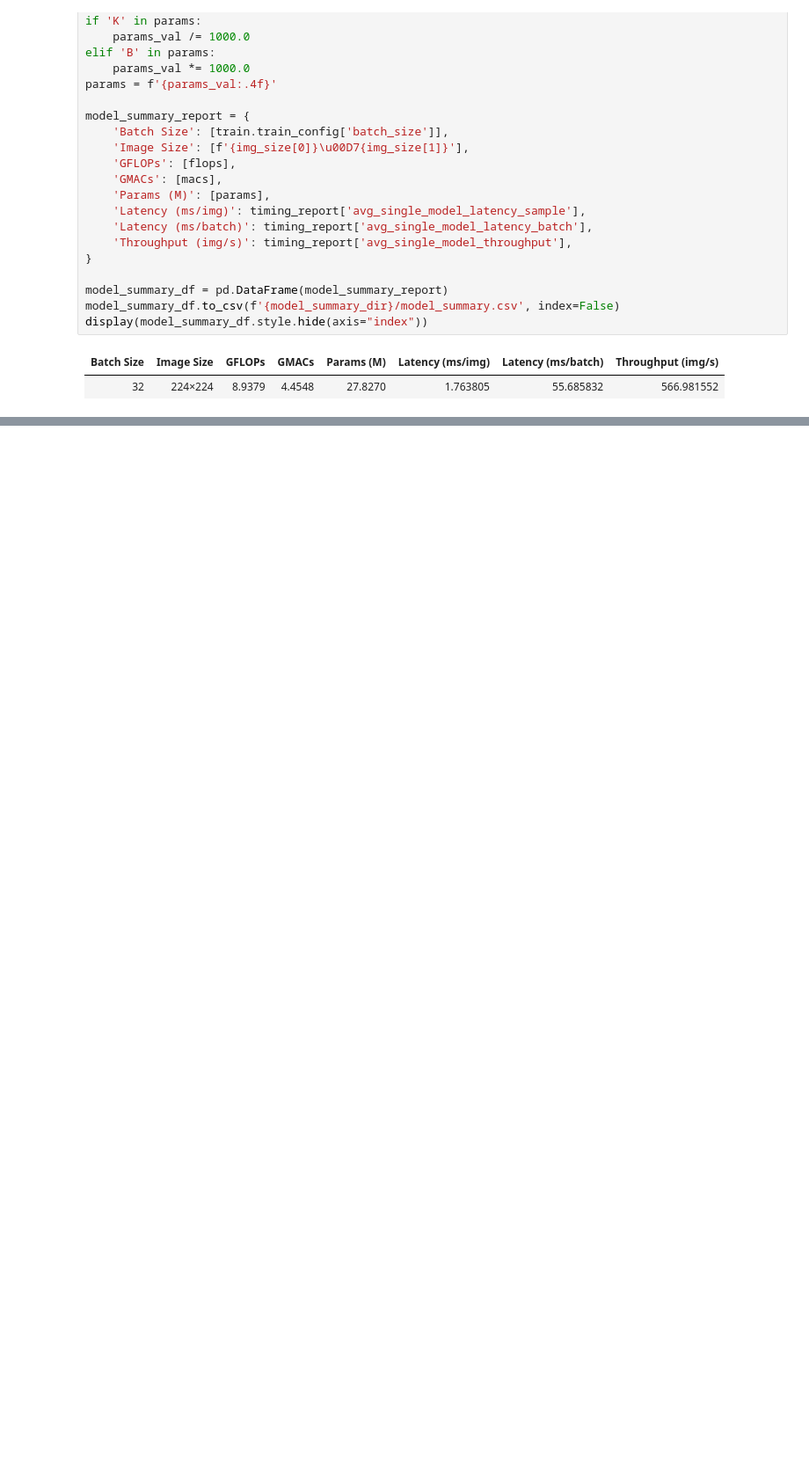
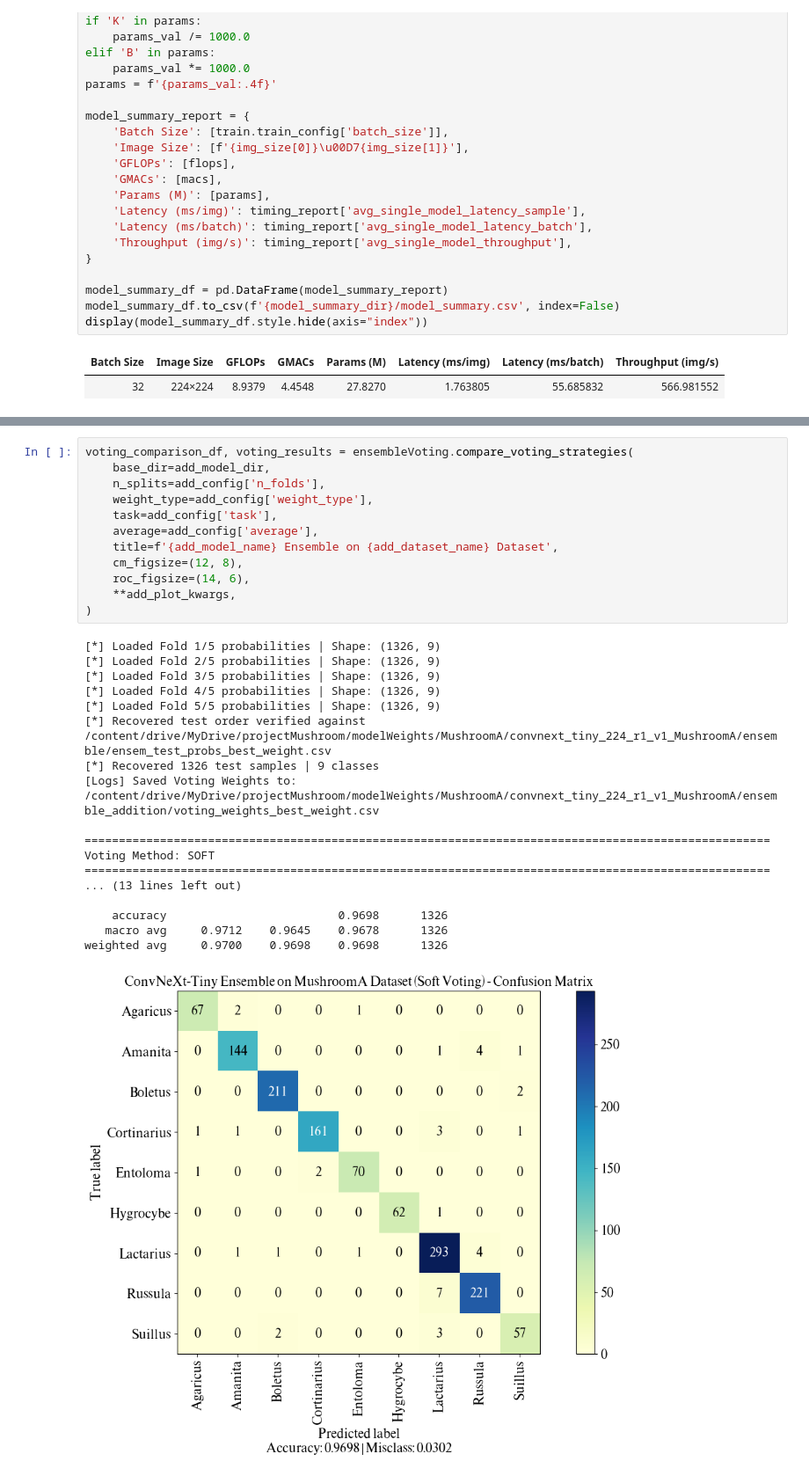
Before and after one commit to yanapatt/MarisaNeXt, a Jupyter notebook: notebooks/MushroomA/ConvNeXt_Tiny_224_MushroomA_R1_V1.ipynb, the cells around one changed output, grey strips where cells are left out. Shown at 88% size. Drawn from its saved outputs; the diff is of its cells as text; blank space fills up the shorter version.

Commit message:
Append Section 9 (post-hoc analyses from saved probabilities)

```diff
--- a/notebooks/MushroomA/ConvNeXt_Tiny_224_MushroomA_R1_V1.ipynb
+++ b/notebooks/MushroomA/ConvNeXt_Tiny_224_MushroomA_R1_V1.ipynb
@@ -690,0 +755,31 @@ display(model_summary_df.style.hide(axis="index"))
+# %%
+voting_comparison_df, voting_results = ensembleVoting.compare_voting_strategies(
+    base_dir=add_model_dir,
+    n_splits=add_config['n_folds'],
+    weight_type=add_config['weight_type'],
+    task=add_config['task'],
+    average=add_config['average'],
+    title=f'{add_model_name} Ensemble on {add_dataset_name} Dataset',
+    cm_figsize=(12, 8),
+    roc_figsize=(14, 6),
+    **add_plot_kwargs,
+)
+# %% [output]
+[*] Loaded Fold 1/5 probabilities | Shape: (1326, 9)
+[*] Loaded Fold 2/5 probabilities | Shape: (1326, 9)
+[*] Loaded Fold 3/5 probabilities | Shape: (1326, 9)
+[*] Loaded Fold 4/5 probabilities | Shape: (1326, 9)
+[*] Loaded Fold 5/5 probabilities | Shape: (1326, 9)
+[*] Recovered test order verified against /content/drive/MyDrive/projectMushroom/modelWeights/MushroomA/convnext_tiny_224_r1_v1_MushroomA/ensemble/ensem_test_probs_best_weight.csv
+[*] Recovered 1326 test samples | 9 classes
+[Logs] Saved Voting Weights to: /content/drive/MyDrive/projectMushroom/modelWeights/MushroomA/convnext_tiny_224_r1_v1_MushroomA/ensemble_addition/voting_weights_best_weight.csv
+
+====================================================================================================
+Voting Method: SOFT
+====================================================================================================
+... (13 lines left out)
+
+    accuracy                         0.9698      1326
+   macro avg     0.9712    0.9645    0.9678      1326
+weighted avg     0.9700    0.9698    0.9698      1326
+[figure, added]
```
Also changed, not shown: parts of 18 cells of this notebook, 40 other files.
